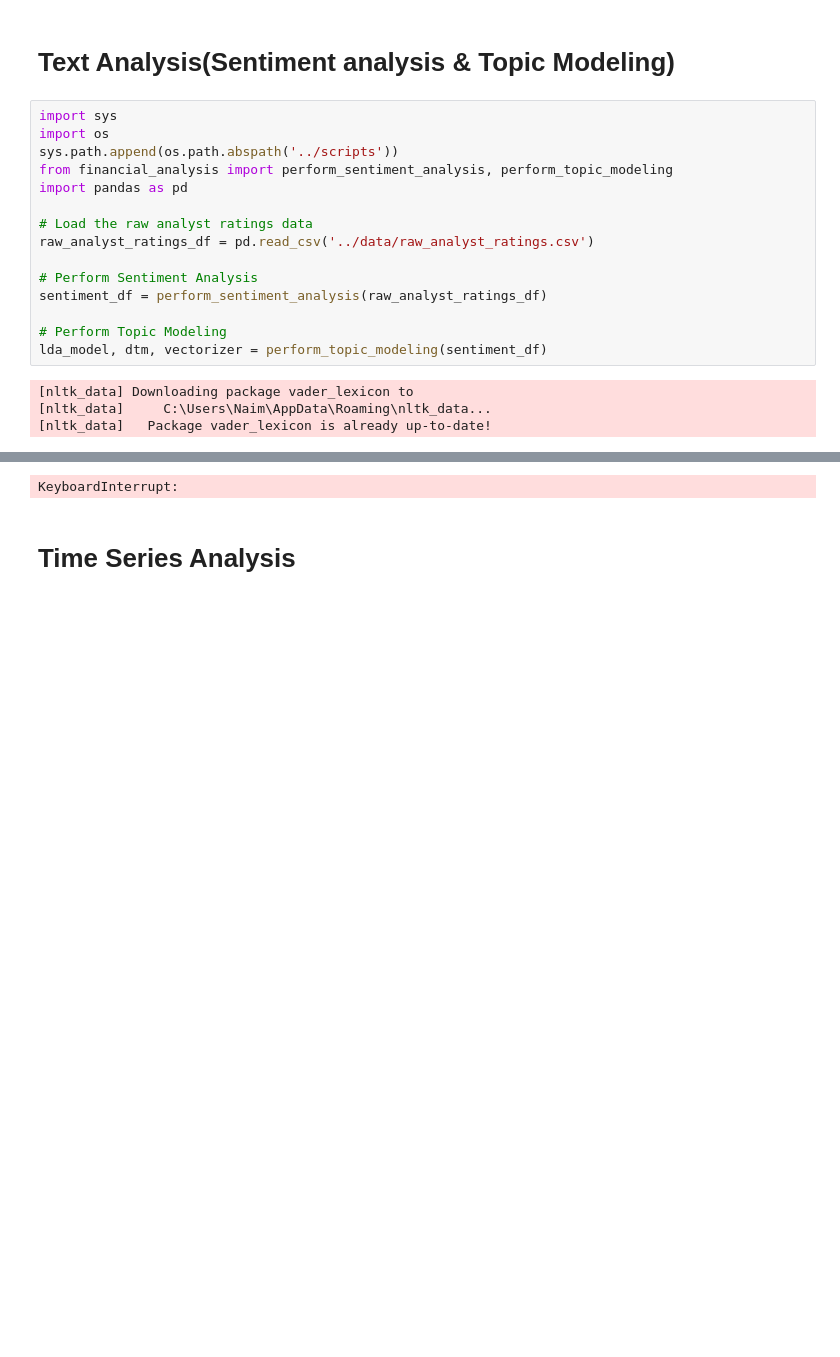
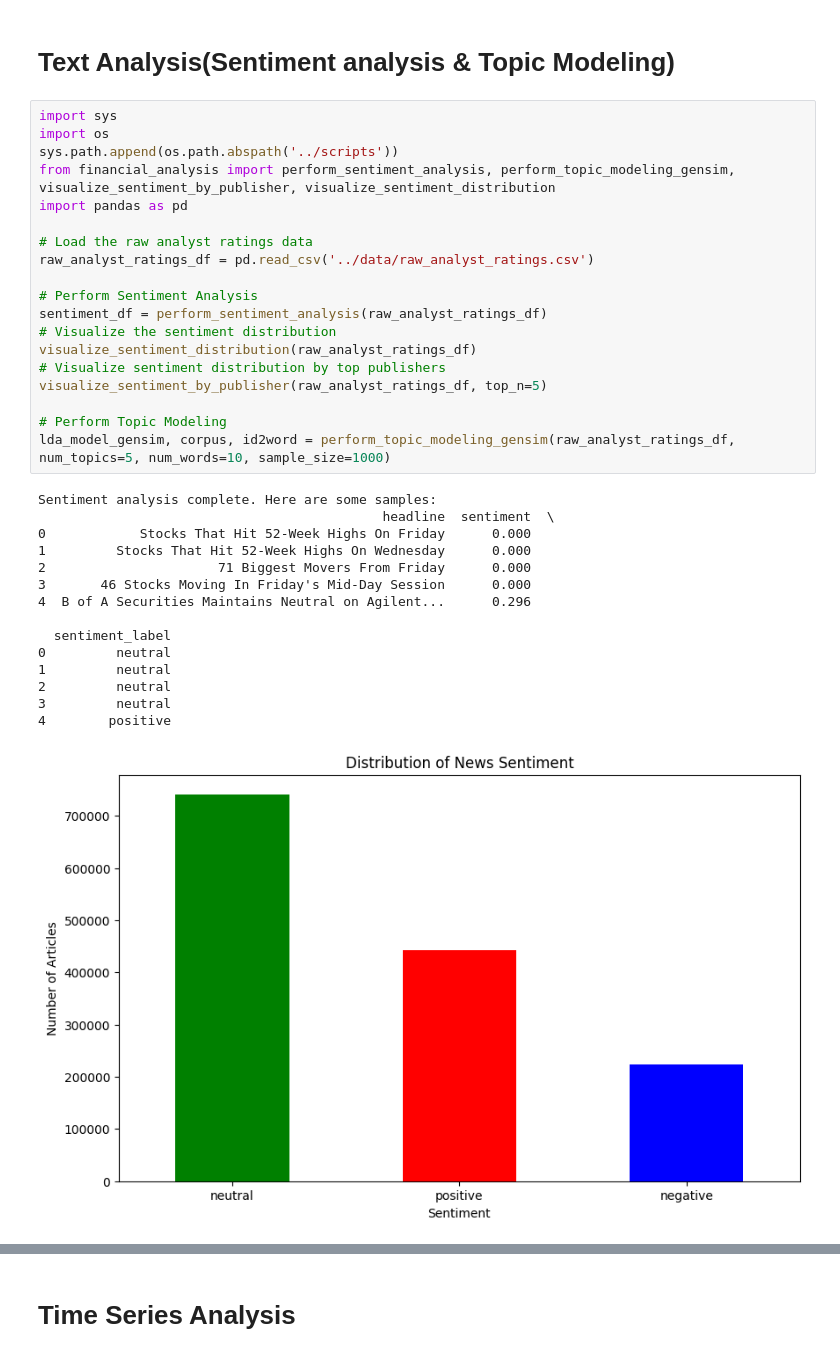
Before and after one commit to NaimaT15/Financial-News-and-Stock-Price-Integration-Dataset, a Jupyter notebook: notebooks/financial_analysis_notebook.ipynb, the cells around one changed output, grey strips where cells are left out. Cells and saved outputs as stored; diff of their text form; blank space fills up the shorter version.

Commit message:
type of news they report based on sentiment analysis

```diff
--- a/notebooks/financial_analysis_notebook.ipynb
+++ b/notebooks/financial_analysis_notebook.ipynb
@@ -48,19 +50,35 @@ Name: date, Length: 3955, dtype: int64
 # %%
 import sys
 import os
 sys.path.append(os.path.abspath('../scripts'))
-from financial_analysis import perform_sentiment_analysis, perform_topic_modeling
+from financial_analysis import perform_sentiment_analysis, perform_topic_modeling_gensim, visualize_sentiment_by_publisher, visualize_sentiment_distribution
 import pandas as pd
 
 # Load the raw analyst ratings data
 raw_analyst_ratings_df = pd.read_csv('../data/raw_analyst_ratings.csv')
 
 # Perform Sentiment Analysis
 sentiment_df = perform_sentiment_analysis(raw_analyst_ratings_df)
+# Visualize the sentiment distribution
+visualize_sentiment_distribution(raw_analyst_ratings_df)
+# Visualize sentiment distribution by top publishers
+visualize_sentiment_by_publisher(raw_analyst_ratings_df, top_n=5)
 
 # Perform Topic Modeling
-lda_model, dtm, vectorizer = perform_topic_modeling(sentiment_df)
+lda_model_gensim, corpus, id2word = perform_topic_modeling_gensim(raw_analyst_ratings_df, num_topics=5, num_words=10, sample_size=1000)
 # %% [output]
-[nltk_data] Downloading package vader_lexicon to
-[nltk_data]     C:\Users\Naim\AppData\Roaming\nltk_data...
-[nltk_data]   Package vader_lexicon is already up-to-date!
+Sentiment analysis complete. Here are some samples:
+                                            headline  sentiment  \
+0            Stocks That Hit 52-Week Highs On Friday      0.000
+1         Stocks That Hit 52-Week Highs On Wednesday      0.000
+2                      71 Biggest Movers From Friday      0.000
+3       46 Stocks Moving In Friday's Mid-Day Session      0.000
+4  B of A Securities Maintains Neutral on Agilent...      0.296
+
+  sentiment_label
+0         neutral
+1         neutral
+2         neutral
+3         neutral
+4        positive
+[figure, added]
@@ -81,4 +91,3 @@ Sentiment analysis complete. Here are some samples:
-KeyboardInterrupt:
 # %% [markdown]
 # Time Series Analysis
 # %%
```
Also changed, not shown: parts of 8 cells of this notebook, 2 other files.
